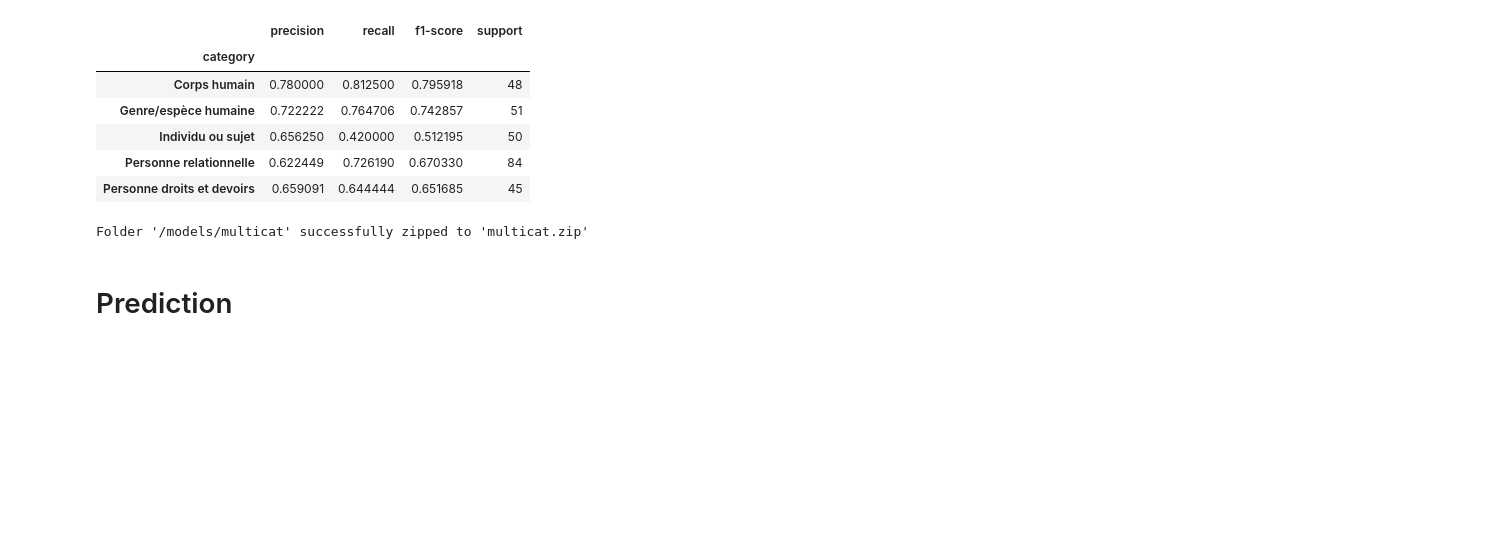
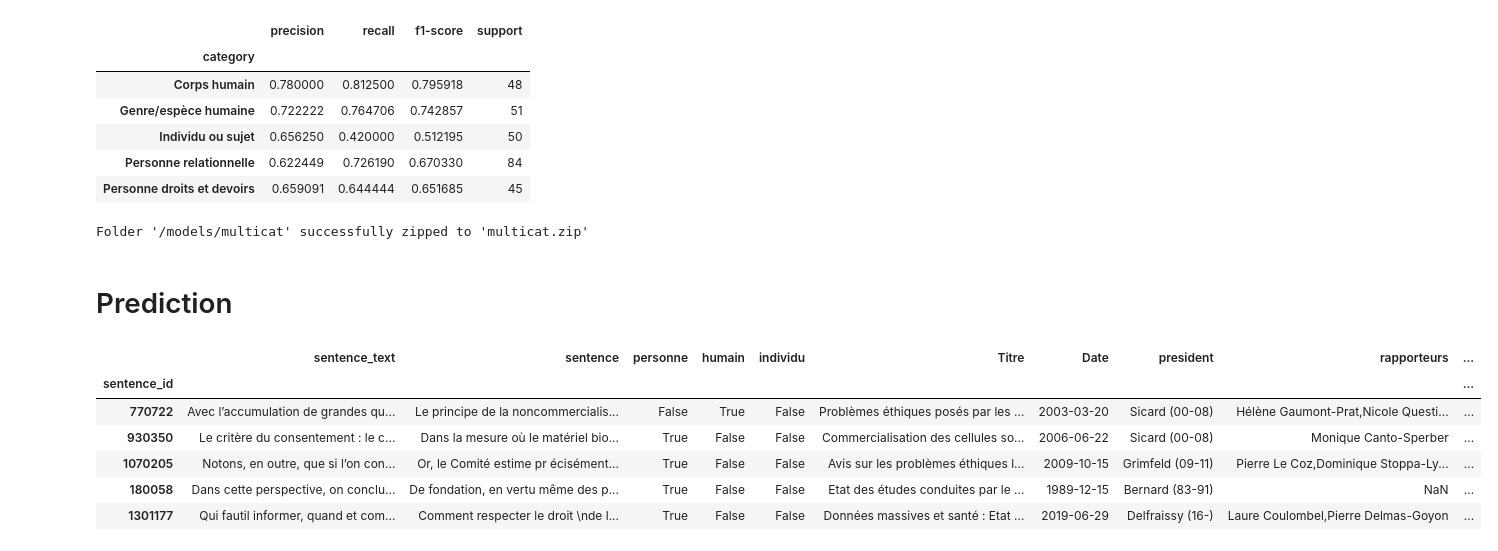
Before and after one commit to LeoMaurice/CCNE, a Jupyter notebook: src/LLM/bert_multicat.ipynb, the cells around one changed output. Cells and saved outputs as stored; diff of their text form; code cells hidden in the pictures; blank space fills up the shorter version.

```diff
--- a/src/LLM/bert_multicat.ipynb
+++ b/src/LLM/bert_multicat.ipynb
@@ -216,5 +216,20 @@ zip_folder(folder_path, zip_file_path)
 Folder '/models/multicat' successfully zipped to 'multicat.zip'
 # %% [markdown]
 # Prediction
+# %%
+base_shuffled = pd.read_pickle("base_shuffled.pkl")
+base_shuffled.sentence_id = base_shuffled.sentence_id.apply(int)
+
+base_shuffled.set_index('sentence_id', inplace= True)
+
+base_shuffled.head(5)
+# %% [output]
+|  | sentence_text | sentence | personne | humain | individu | Titre | Date | president | rapporteurs | ... |
+| sentence_id |  |  |  |  |  |  |  |  |  | ... |
+| 770722 | Avec l’accumulation de grandes qu... | Le principe de la noncommercialis... | False | True | False | Problèmes éthiques posés par les ... | 2003-03-20 | Sicard (00-08) | Hélène Gaumont-Prat,Nicole Questi... | ... |
+| 930350 | Le critère du consentement : le c... | Dans la mesure où le matériel bio... | True | False | False | Commercialisation des cellules so... | 2006-06-22 | Sicard (00-08) | Monique Canto-Sperber | ... |
+| 1070205 | Notons, en outre, que si l’on con... | Or, le Comité estime pr écisément... | True | False | False | Avis sur les problèmes éthiques l... | 2009-10-15 | Grimfeld (09-11) | Pierre Le Coz,Dominique Stoppa-Ly... | ... |
+| 180058 | Dans cette perspective, on conclu... | De fondation, en vertu même des p... | True | False | False | Etat des études conduites par le ... | 1989-12-15 | Bernard (83-91) | NaN | ... |
+| 1301177 | Qui fautil informer, quand et com... | Comment respecter le droit \nde l... | True | False | False | Données massives et santé : Etat ... | 2019-06-29 | Delfraissy (16-) | Laure Coulombel,Pierre Delmas-Goyon | ... |
 # %%
 import numpy as np
```
Also changed, not shown: parts of 5 cells of this notebook, 1 other file.
